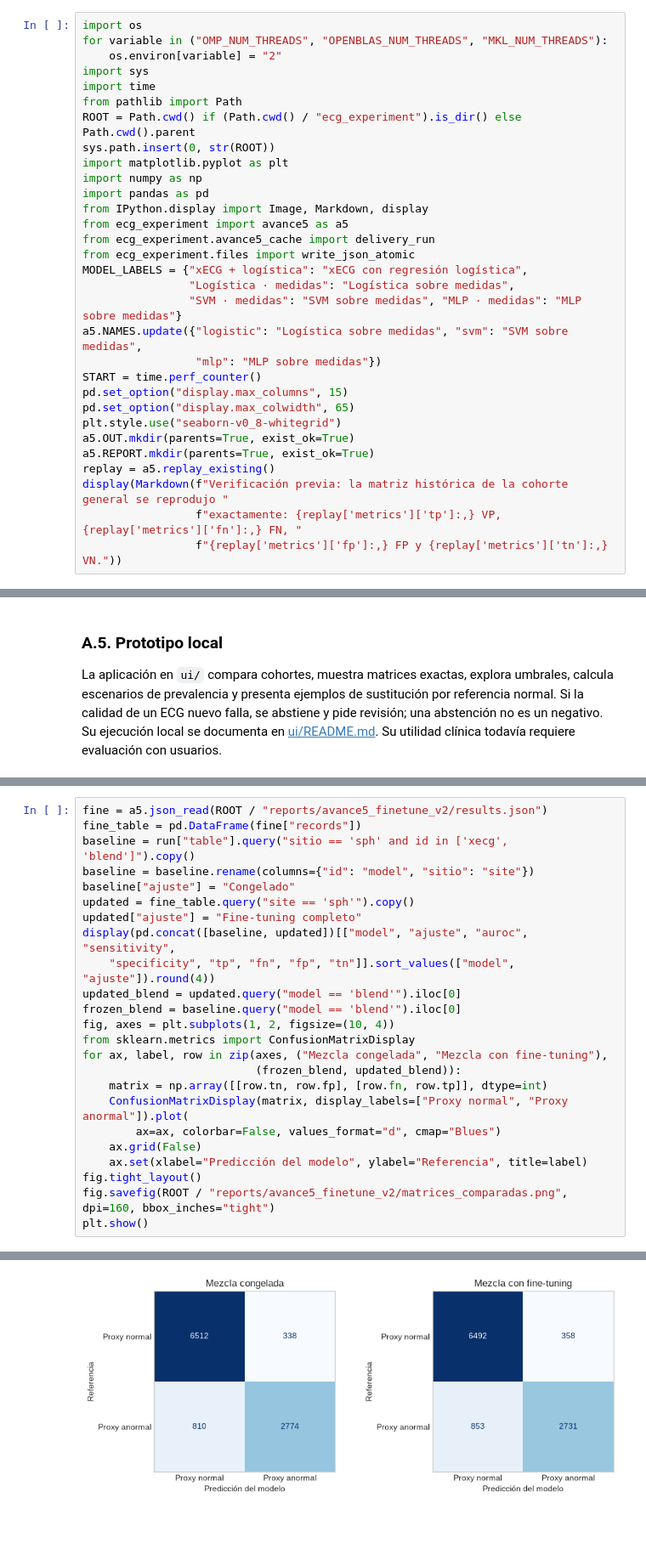
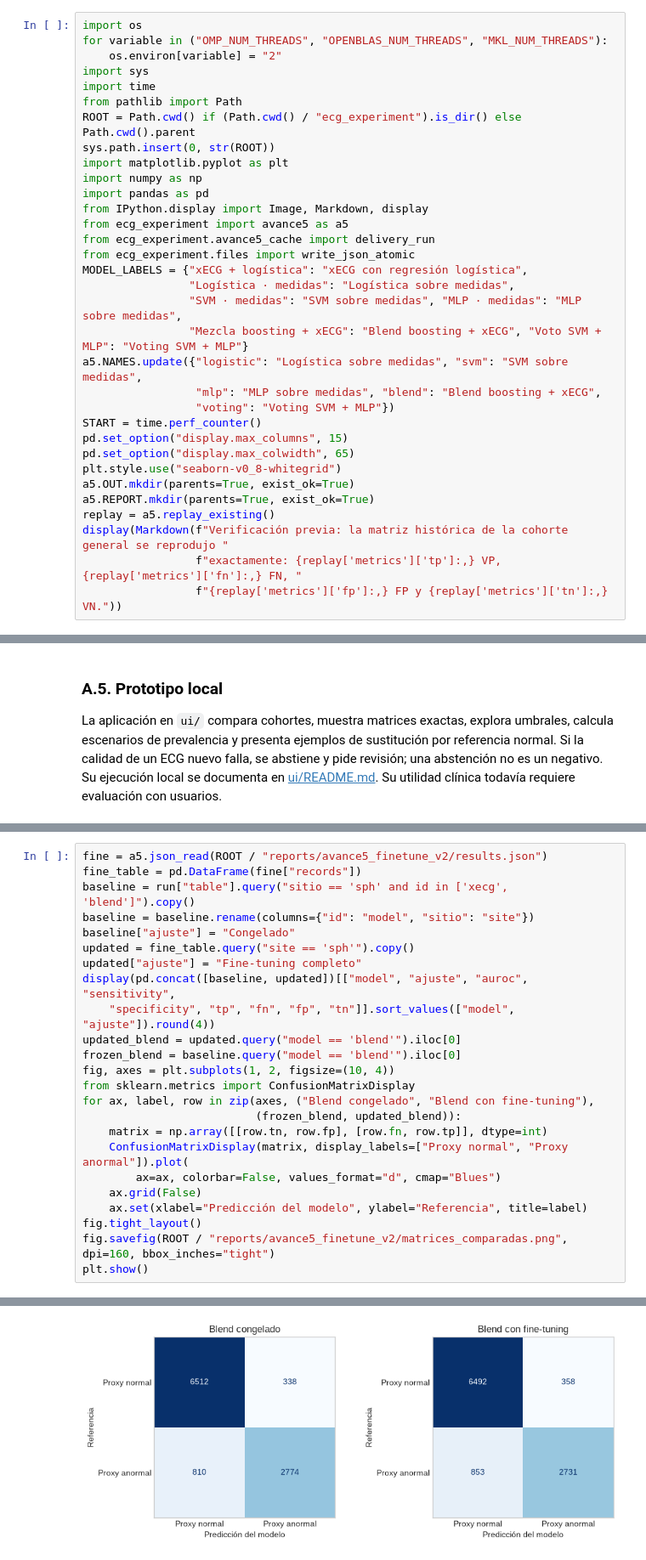
Before and after one commit to Janet16180/ecg-cardiopathy-detection, a Jupyter notebook: notebooks/Avance5.8.ipynb, the cells around one changed output, grey strips where cells are left out. Shown at 85% size. Cells and saved outputs as stored; diff of their text form; blank space fills up the shorter version.

```diff
--- a/notebooks/Avance5.8.ipynb
+++ b/notebooks/Avance5.8.ipynb
@@ -58,9 +58,11 @@ from ecg_experiment.avance5_cache import delivery_run
 from ecg_experiment.files import write_json_atomic
 MODEL_LABELS = {"xECG + logística": "xECG con regresión logística",
                 "Logística · medidas": "Logística sobre medidas",
-                "SVM · medidas": "SVM sobre medidas", "MLP · medidas": "MLP sobre medidas"}
+                "SVM · medidas": "SVM sobre medidas", "MLP · medidas": "MLP sobre medidas",
+                "Mezcla boosting + xECG": "Blend boosting + xECG", "Voto SVM + MLP": "Voting SVM + MLP"}
 a5.NAMES.update({"logistic": "Logística sobre medidas", "svm": "SVM sobre medidas",
-                 "mlp": "MLP sobre medidas"})
+                 "mlp": "MLP sobre medidas", "blend": "Blend boosting + xECG",
+                 "voting": "Voting SVM + MLP"})
 START = time.perf_counter()
 pd.set_option("display.max_columns", 15)
 pd.set_option("display.max_colwidth", 65)
@@ -749,5 +751,5 @@ updated_blend = updated.query("model == 'blend'").iloc[0]
 frozen_blend = baseline.query("model == 'blend'").iloc[0]
 fig, axes = plt.subplots(1, 2, figsize=(10, 4))
 from sklearn.metrics import ConfusionMatrixDisplay
-for ax, label, row in zip(axes, ("Mezcla congelada", "Mezcla con fine-tuning"),
+for ax, label, row in zip(axes, ("Blend congelado", "Blend con fine-tuning"),
                           (frozen_blend, updated_blend)):
@@ -755,15 +757,15 @@ for ax, label, row in zip(axes, ("Mezcla congelada", "Mezcla con fine-tuning"),
     ConfusionMatrixDisplay(matrix, display_labels=["Proxy normal", "Proxy anormal"]).plot(
         ax=ax, colorbar=False, values_format="d", cmap="Blues")
     ax.grid(False)
     ax.set(xlabel="Predicción del modelo", ylabel="Referencia", title=label)
 fig.tight_layout()
 fig.savefig(ROOT / "reports/avance5_finetune_v2/matrices_comparadas.png", dpi=160, bbox_inches="tight")
 plt.show()
 # %% [output]
 |  | model | ajuste | auroc | sensitivity | specificity | tp | fn | fp | tn |
 | 9 | blend | Congelado | 0.9374 | 0.7740 | 0.9507 | 2774 | 810 | 338 | 6512 |
 | 3 | blend | Fine-tuning completo | 0.9367 | 0.7620 | 0.9477 | 2731 | 853 | 358 | 6492 |
 | 10 | xecg | Congelado | 0.9321 | 0.7609 | 0.9504 | 2727 | 857 | 340 | 6510 |
 | 2 | xecg | Fine-tuning completo | 0.9319 | 0.7458 | 0.9476 | 2673 | 911 | 359 | 6491 |
-[figure, old version]
+[figure, new version]
 # %% [markdown]
```
Also changed, not shown: parts of 15 cells of this notebook, 3 other files.
